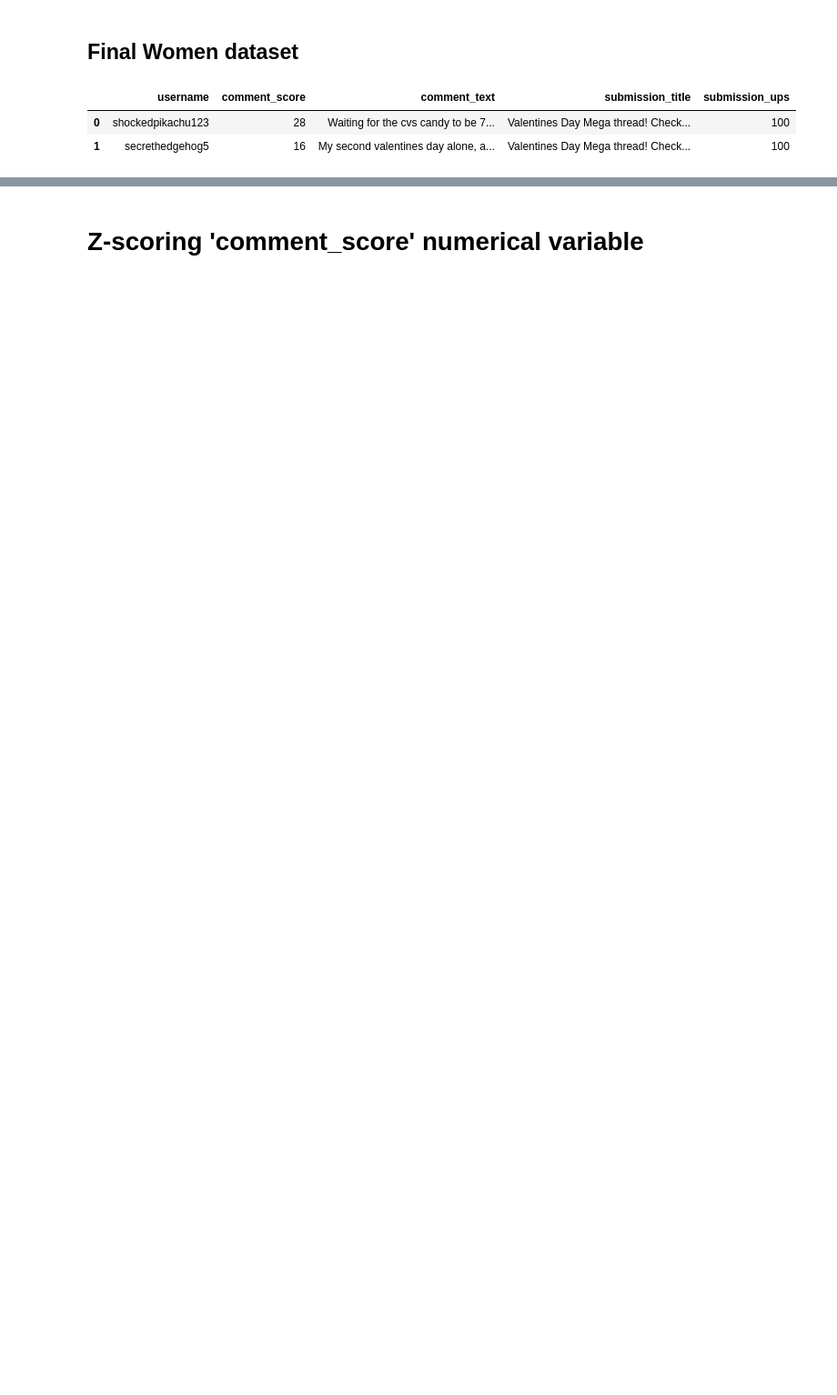
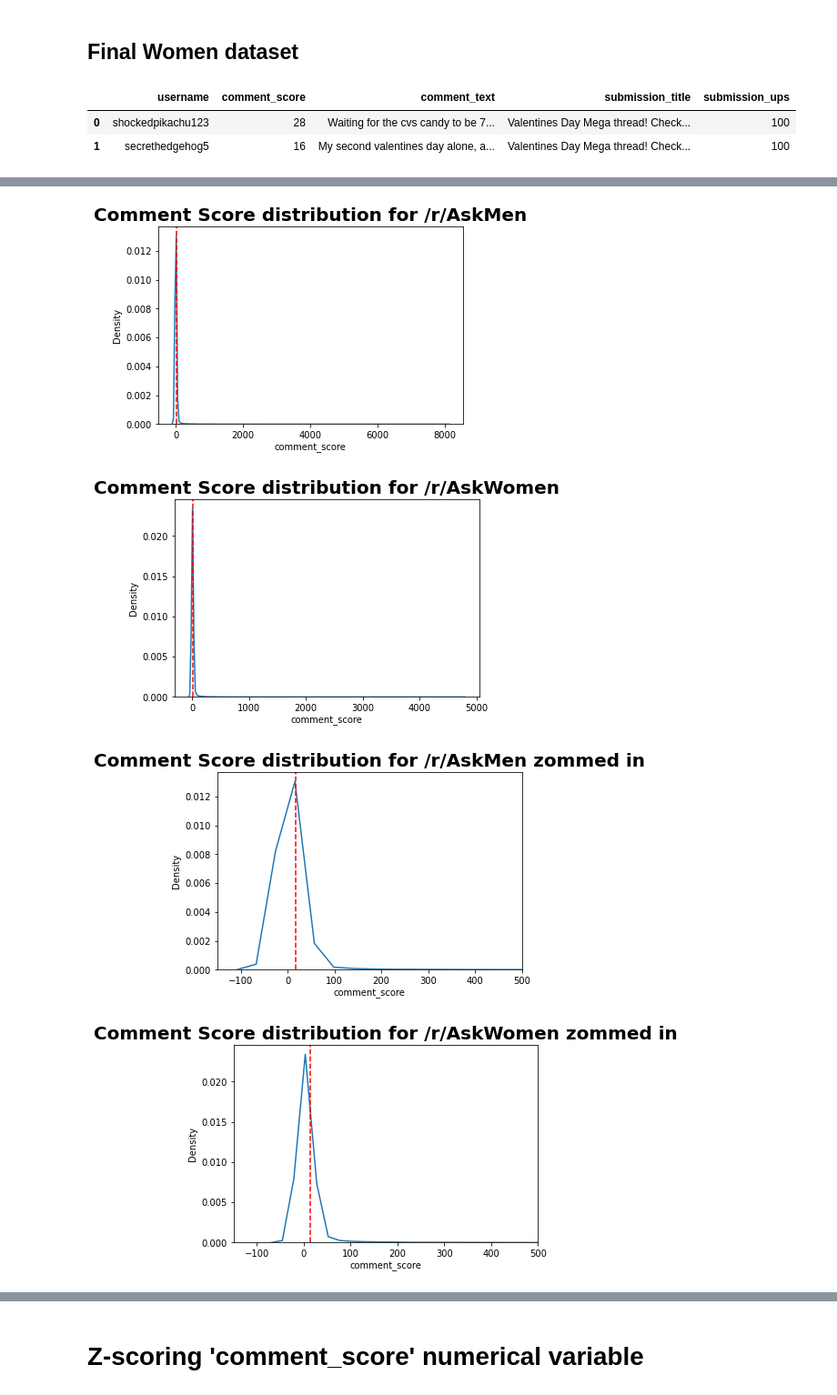
Before and after one commit to kgronek3/TMSMM_Project, a Jupyter notebook: 2_dataset_preparation.ipynb, the cells around one changed output, grey strips where cells are left out. Shown at 91% size. Cells and saved outputs as stored; diff of their text form; code cells hidden in the pictures; blank space fills up the shorter version.

```diff
--- a/2_dataset_preparation.ipynb
+++ b/2_dataset_preparation.ipynb
@@ -372,19 +391,30 @@ women_tok_stw = tokenization(stop_words_removal(women_com)) # with stop words (s
 # Assembling women2 dataset
 women2 = women[['username']].copy()
 women2['com_original'] = women[['comment_text']].copy()
+
+# comments preprocesses
 women2['cleaned'] = women_com
 women2['cleaned_wo_sw'] = women_stw # comments with stop words removed
 women2['tokenized'] = women_tok
 women2['stemmed'] = women_stm
 women2['tokenized_wo_sw'] = women_tok_stw
 
+# posts preprocesses
+women2['submission_title'] = women['submission_title']
+women2['submission_title'] = women['submission_title']
+women2['submission_title_cleaned'] = women_posts
+women2['submission_title_cleaned_wo_sw'] = women_posts_stw
+women2['submission_title_tokenized'] = women_posts_tok
+women2['submission_title_stemmed'] = women_posts_stm
+women2['submission_title_tokenized_wo_sw'] = women_posts_tok_stw
+
 # Adding numerical variables
 women2['comment_score'] = women['comment_score']
-women2['submission_title'] = women['submission_title']
 women2['submission_ups'] = women['submission_ups']
 
 # removing rows with empty cleaned comments
 women2 = women2[women2.cleaned != '']
+women2 = women2[women2.cleaned_wo_sw != '']
 
-women2
+women2.info()
 # %% [output]
@@ -404,3 +437,0 @@ women2
-# %%
-women2 = women2[women2.cleaned != '']
-women2
@@ -495,0 +468,27 @@ We can see a little better the distribution of the comment_score variable that
+# %%
+plot_1 = sns.kdeplot(data = men2.comment_score);
+plot_1.axvline(men2.comment_score.mean(), color='r', linestyle='--')
+plot_1.set_title("Comment Score distribution for /r/AskMen", fontsize=20, fontweight="bold")
+plt.show();
+
+plot_2 = sns.kdeplot(data = women2.comment_score);
+plot_2.axvline(women2.comment_score.mean(), color='r', linestyle='--')
+plot_2.set_title("Comment Score distribution for /r/AskWomen", fontsize=20, fontweight="bold")
+plt.show();
+
+plot_3 = sns.kdeplot(data = men2.comment_score);
+plot_3.axvline(men2.comment_score.mean(), color='r', linestyle='--')
+plot_3.set_title("Comment Score distribution for /r/AskMen zommed in", fontsize=20, fontweight="bold")
+plot_3.set(xlim = (-150,500))
+plt.show();
+
+plot_4 = sns.kdeplot(data = women2.comment_score);
+plot_4.axvline(women2.comment_score.mean(), color='r', linestyle='--')
+plot_4.set_title("Comment Score distribution for /r/AskWomen zommed in", fontsize=20, fontweight="bold")
+plot_4.set(xlim = (-150,500))
+plt.show();
+# %% [output]
+[figure, added]
+[figure, added]
+[figure, added]
+[figure, added]
```
Also changed, not shown: parts of 36 cells of this notebook.
